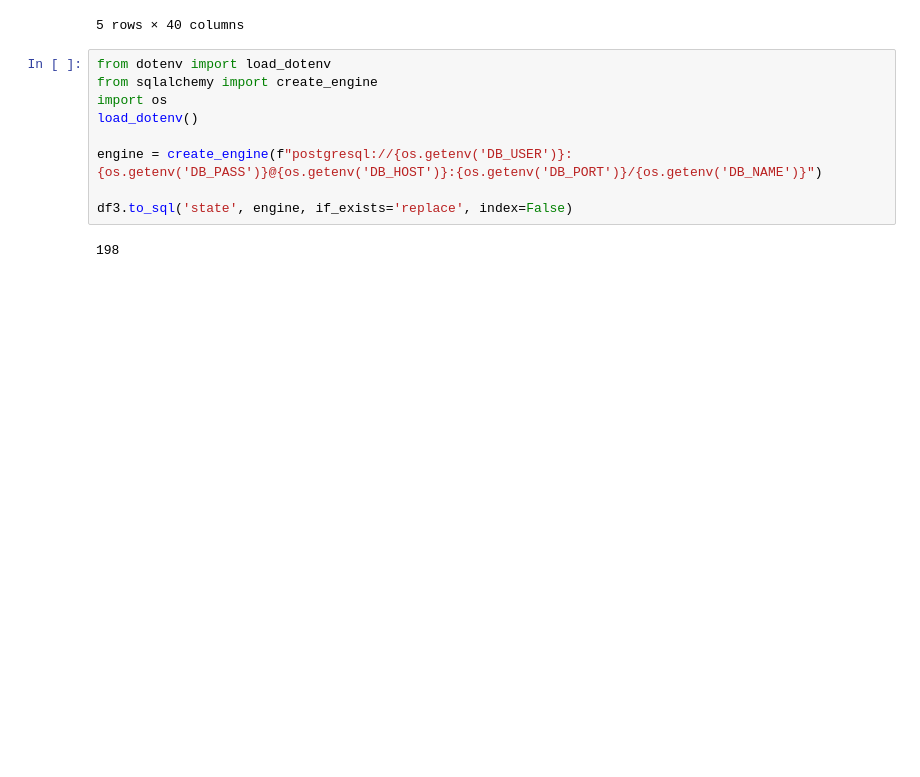
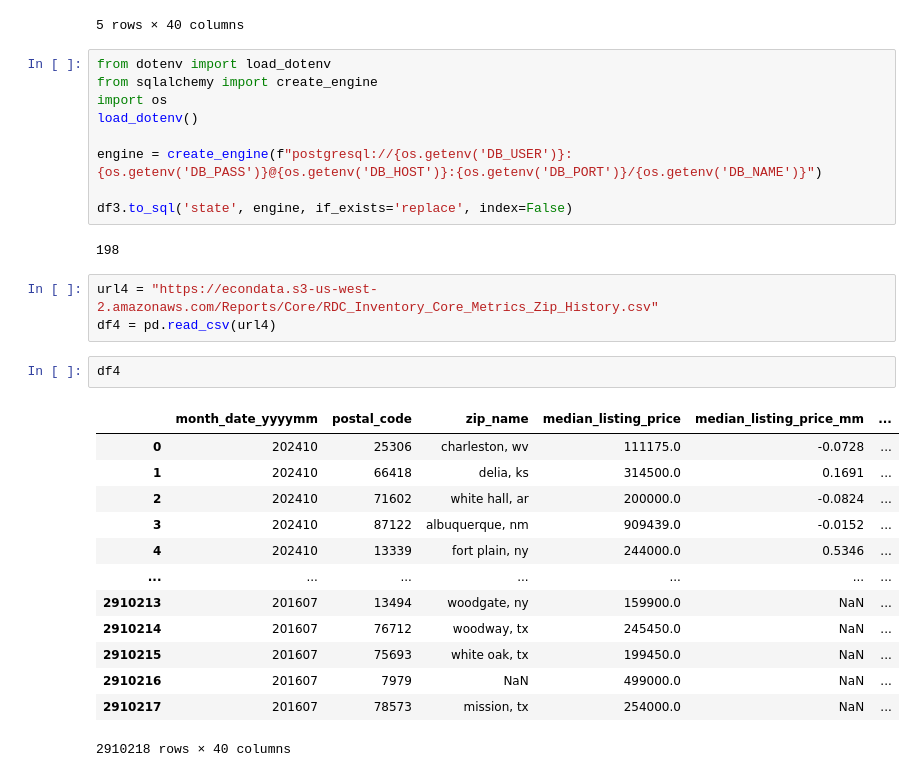
Before and after one commit to zamieabdullah/land_data_modeling, a Jupyter notebook: local/reading_data.ipynb, the cells around one changed output. Saved outputs shown, nothing was run; the diff lists cells and outputs as text; blank space fills up the shorter version.

```diff
--- a/local/reading_data.ipynb
+++ b/local/reading_data.ipynb
@@ -137,3 +137,22 @@ engine = create_engine(f"postgresql://{os.getenv('DB_USER')}:{os.getenv('DB_PASS
 df3.to_sql('state', engine, if_exists='replace', index=False)
 # %% [output]
 198
+# %%
+url4 = "https://econdata.s3-us-west-2.amazonaws.com/Reports/Core/RDC_Inventory_Core_Metrics_Zip_History.csv"
+df4 = pd.read_csv(url4)
+# %%
+df4
+# %% [output]
+|  | month_date_yyyymm | postal_code | zip_name | median_listing_price | median_listing_price_mm | ... |
+| 0 | 202410 | 25306 | charleston, wv | 111175.0 | -0.0728 | ... |
+| 1 | 202410 | 66418 | delia, ks | 314500.0 | 0.1691 | ... |
+| 2 | 202410 | 71602 | white hall, ar | 200000.0 | -0.0824 | ... |
+| 3 | 202410 | 87122 | albuquerque, nm | 909439.0 | -0.0152 | ... |
+| 4 | 202410 | 13339 | fort plain, ny | 244000.0 | 0.5346 | ... |
+| ... | ... | ... | ... | ... | ... | ... |
+| 2910213 | 201607 | 13494 | woodgate, ny | 159900.0 | NaN | ... |
+| 2910214 | 201607 | 76712 | woodway, tx | 245450.0 | NaN | ... |
+| 2910215 | 201607 | 75693 | white oak, tx | 199450.0 | NaN | ... |
+| 2910216 | 201607 | 7979 | NaN | 499000.0 | NaN | ... |
+| 2910217 | 201607 | 78573 | mission, tx | 254000.0 | NaN | ... |
+2910218 rows × 40 columns
```
Also changed, not shown: parts of 4 cells of this notebook, 3 other files.
